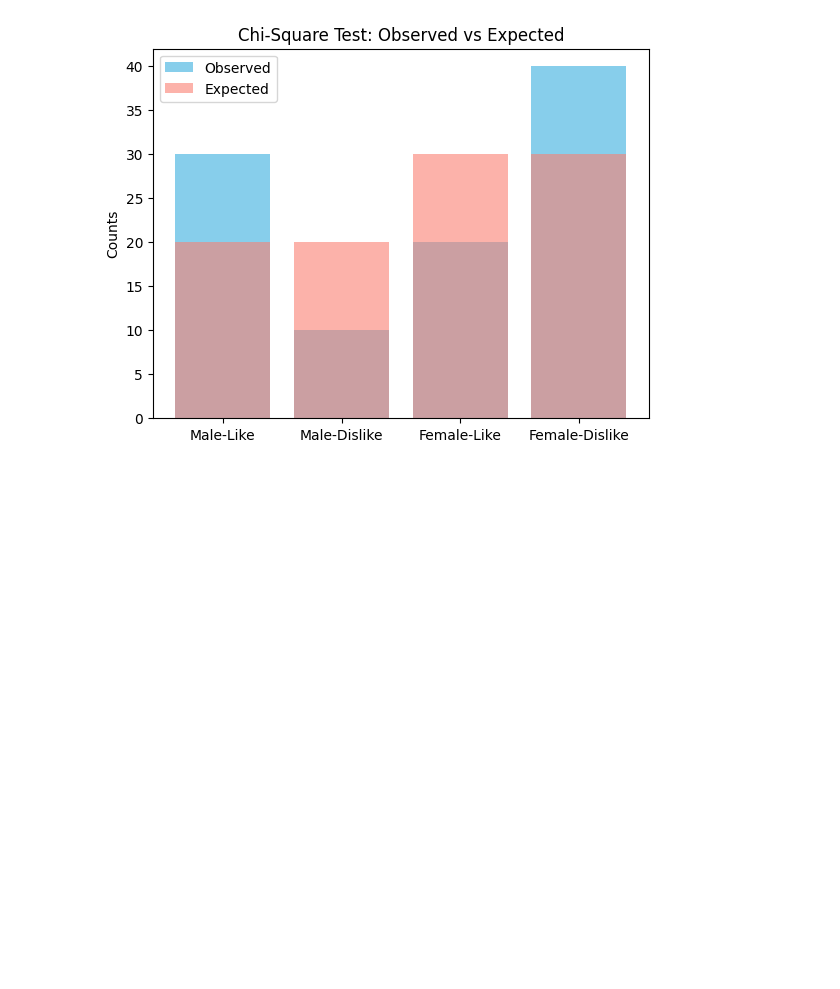
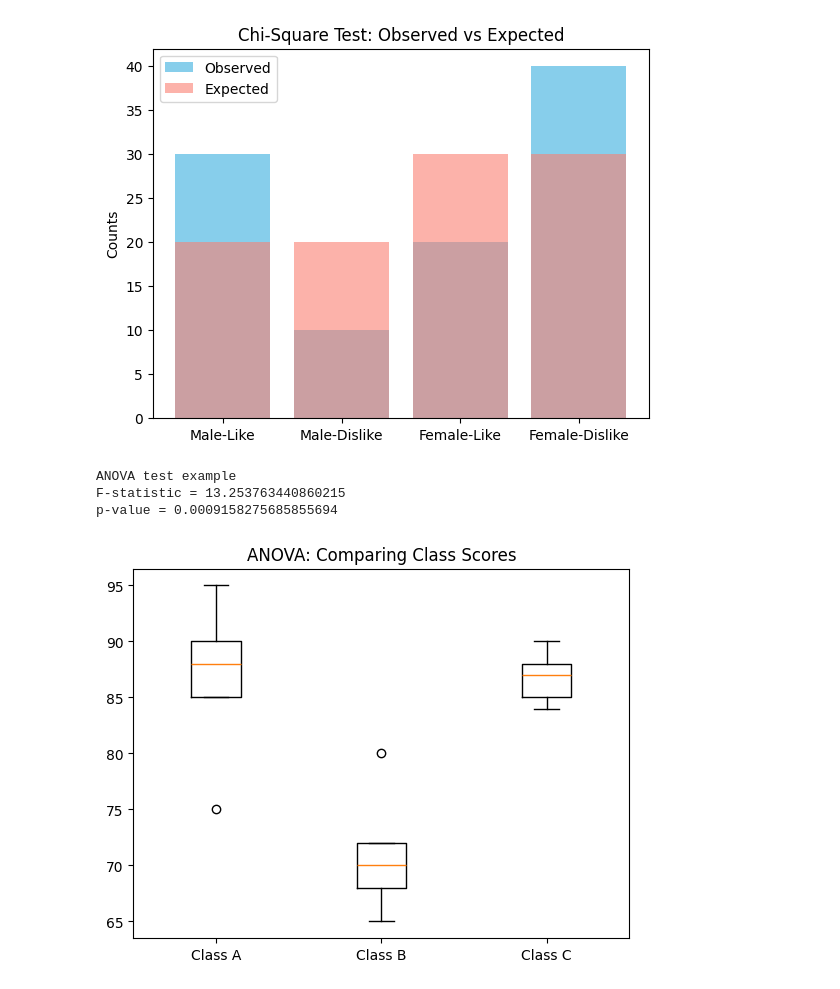
Before and after one commit to jeenakarmi/MachineLearning, a Jupyter notebook: Hypothesis_Testing/tests.ipynb, the cells around one changed output. Saved outputs shown, nothing was run; the diff lists cells and outputs as text; code cells hidden in the pictures; blank space fills up the shorter version.

Commit message:
Add anova-test

```diff
--- a/Hypothesis_Testing/tests.ipynb
+++ b/Hypothesis_Testing/tests.ipynb
@@ -95,3 +95,29 @@ Expected values =
 [[20. 20.]
  [30. 30.]]
 [figure]
+# %%
+# ANOVA (One-way)
+
+# Used when comparing means of more than two groups.
+
+from scipy.stats import f_oneway
+
+# Marks of students in three classes
+class_A = [85, 90, 88, 75, 95]
+class_B = [70, 65, 80, 72, 68]
+class_C = [88, 85, 84, 90, 87]
+
+f_statistic, p_value = f_oneway(class_A, class_B, class_C)
+
+print("ANOVA test example")
+print("F-statistic =", f_statistic)
+print("p-value =", p_value)
+
+plt.boxplot([class_A, class_B, class_C], labels=["Class A", "Class B", "Class C"])
+plt.title("ANOVA: Comparing Class Scores")
+plt.show()
+# %% [output]
+ANOVA test example
+F-statistic = 13.253763440860215
+p-value = 0.0009158275685855694
+[figure, added]
```
